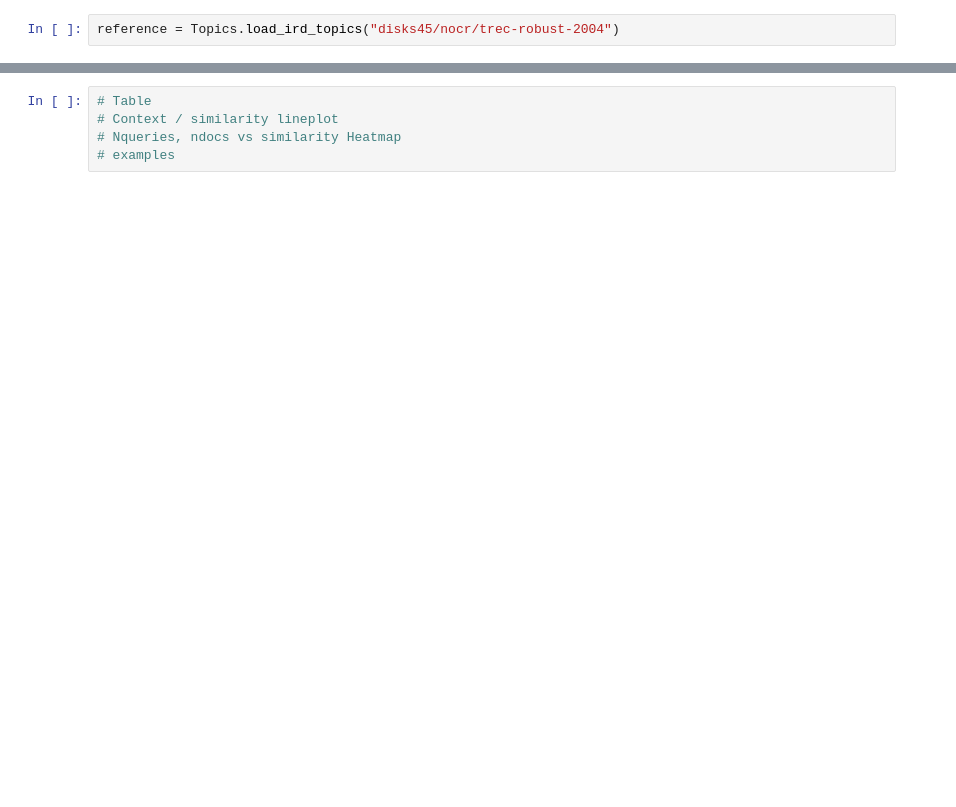
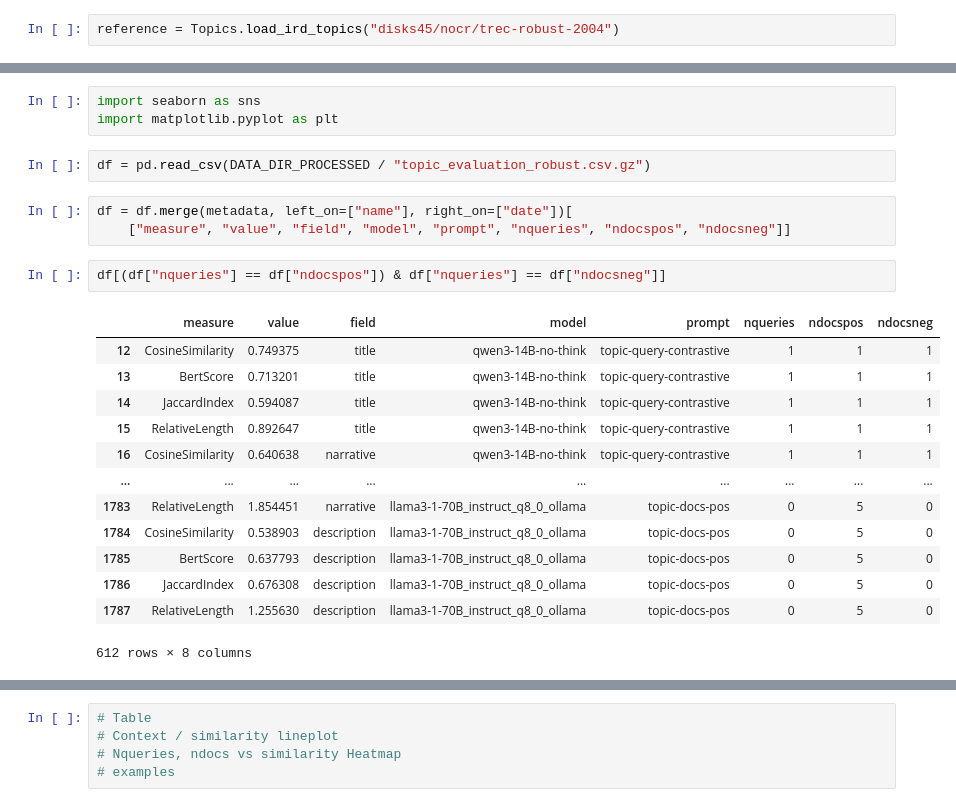
Before and after one commit to irgroup/SIGIR26-Synthesized-Information-Needs, a Jupyter notebook: notebooks/evaluate-topic.ipynb, the cells around one changed output, grey strips where cells are left out. Cells and saved outputs as stored; diff of their text form; blank space fills up the shorter version.

```diff
--- a/notebooks/evaluate-topic.ipynb
+++ b/notebooks/evaluate-topic.ipynb
@@ -40,0 +64,24 @@ df[[('model',''), ('prompt',''), ('nqueries',''), ('ndocspos',''), ('ndocsneg','
+# %%
+import seaborn as sns
+import matplotlib.pyplot as plt
+# %%
+df = pd.read_csv(DATA_DIR_PROCESSED / "topic_evaluation_robust.csv.gz")
+# %%
+df = df.merge(metadata, left_on=["name"], right_on=["date"])[
+    ["measure", "value", "field", "model", "prompt", "nqueries", "ndocspos", "ndocsneg"]]
+# %%
+df[(df["nqueries"] == df["ndocspos"]) & df["nqueries"] == df["ndocsneg"]]
+# %% [output]
+|  | measure | value | field | model | prompt | nqueries | ndocspos | ndocsneg |
+| 12 | CosineSimilarity | 0.749375 | title | qwen3-14B-no-think | topic-query-contrastive | 1 | 1 | 1 |
+| 13 | BertScore | 0.713201 | title | qwen3-14B-no-think | topic-query-contrastive | 1 | 1 | 1 |
+| 14 | JaccardIndex | 0.594087 | title | qwen3-14B-no-think | topic-query-contrastive | 1 | 1 | 1 |
+| 15 | RelativeLength | 0.892647 | title | qwen3-14B-no-think | topic-query-contrastive | 1 | 1 | 1 |
+| 16 | CosineSimilarity | 0.640638 | narrative | qwen3-14B-no-think | topic-query-contrastive | 1 | 1 | 1 |
+| ... | ... | ... | ... | ... | ... | ... | ... | ... |
+| 1783 | RelativeLength | 1.854451 | narrative | llama3-1-70B_instruct_q8_0_ollama | topic-docs-pos | 0 | 5 | 0 |
+| 1784 | CosineSimilarity | 0.538903 | description | llama3-1-70B_instruct_q8_0_ollama | topic-docs-pos | 0 | 5 | 0 |
+| 1785 | BertScore | 0.637793 | description | llama3-1-70B_instruct_q8_0_ollama | topic-docs-pos | 0 | 5 | 0 |
+| 1786 | JaccardIndex | 0.676308 | description | llama3-1-70B_instruct_q8_0_ollama | topic-docs-pos | 0 | 5 | 0 |
+| 1787 | RelativeLength | 1.255630 | description | llama3-1-70B_instruct_q8_0_ollama | topic-docs-pos | 0 | 5 | 0 |
+612 rows × 8 columns
```
Also changed, not shown: parts of 13 cells of this notebook, 1 other file.
